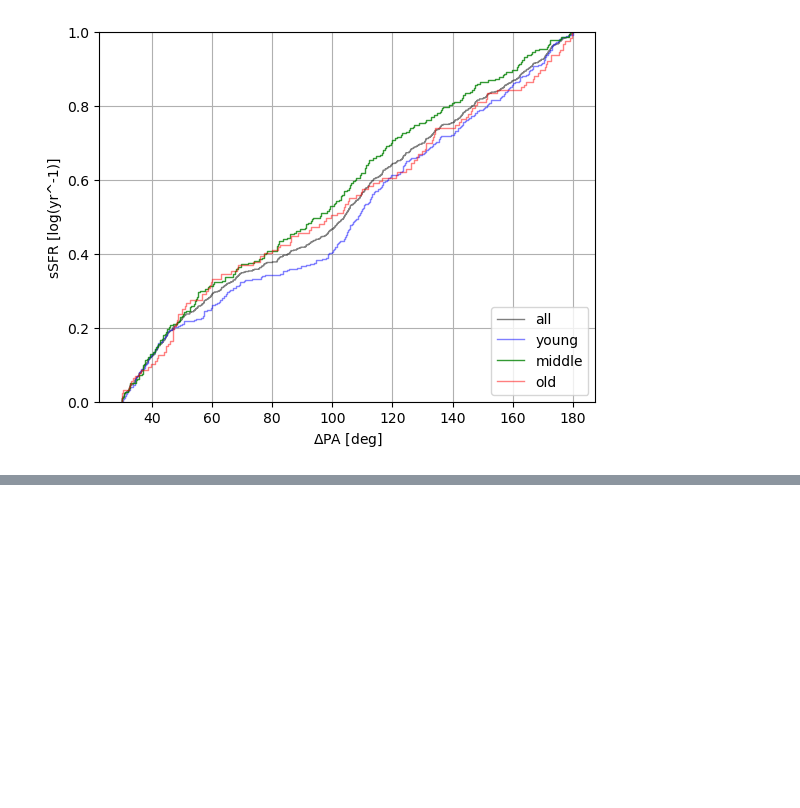
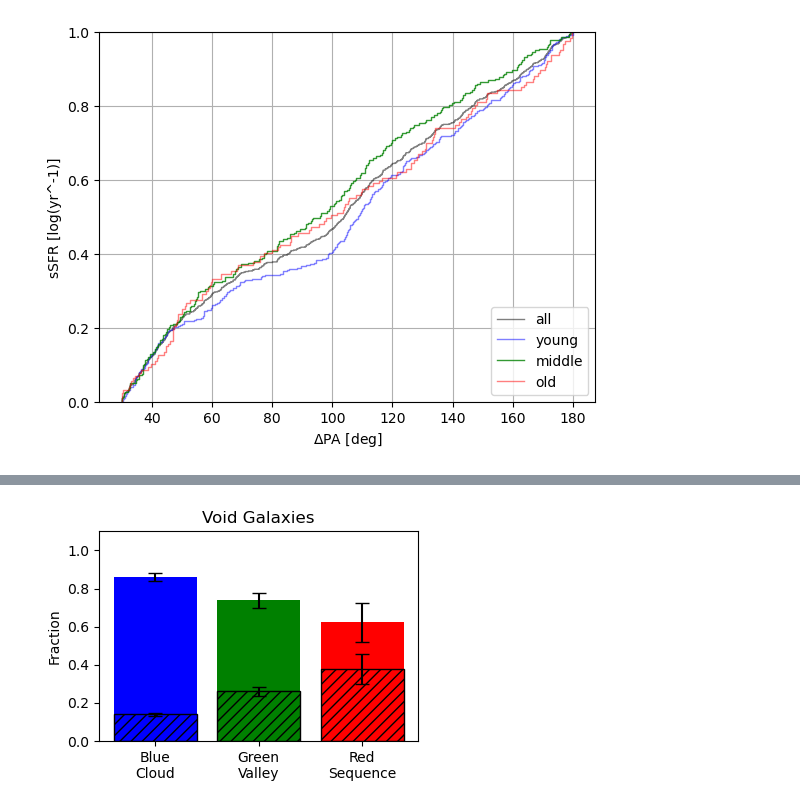
Before and after one commit to DESI-UR/MaNGA-VelMap, a Jupyter notebook: Notebooks/environment_class.ipynb, the cells around one changed output, grey strips where cells are left out. Cells and saved outputs as stored; diff of their text form; code cells hidden in the pictures; blank space fills up the shorter version.

```diff
--- a/Notebooks/environment_class.ipynb
+++ b/Notebooks/environment_class.ipynb
@@ -714,0 +1338,48 @@ plt.legend(loc='lower right', fancybox=True, framealpha=0.8, fontsize=10)
+# %%
+plt.figure(figsize=(4,3))
+
+plt.bar(['Blue\nCloud', 'Green\nValley', 'Red\nSequence'],
+        [(len(blue_void)-blue_void_count)/len(blue_void),
+         (len(green_void)-green_void_count)/len(green_void),
+         (len(red_void)-red_void_count)/len(red_void)],
+         color = ['b','g','r']
+       )
+
+errors_a_void = [np.sqrt((len(blue_void)-blue_void_count))/len(blue_void),
+                 np.sqrt((len(green_void)-green_void_count))/len(green_void),
+                 np.sqrt((len(red_void)-red_void_count))/len(red_void)]
+
+fractions_a_void = [(len(blue_void)-blue_void_count)/len(blue_void),
+                   (len(green_void)-green_void_count)/len(green_void),
+                   (len(red_void)-red_void_count)/len(red_void)]
+x_pos_a_void = np.arange(len(fractions_a_void))
+
+plt.errorbar(x_pos_a_void, fractions_a_void, yerr=errors_a_void, fmt='none', ecolor='black', capsize=5)
+
+plt.bar(['Blue\nCloud', 'Green\nValley', 'Red\nSequence'],
+        [blue_void_count/len(blue_void),
+         green_void_count/len(green_void),
+         red_void_count/len(red_void)],
+        color = ['b','g','r'],
+       hatch = ['///','///','///'],
+       edgecolor = 'black')
+
+errors_b_void = [np.sqrt(blue_void_count)/len(blue_void),
+                 np.sqrt(green_void_count)/len(green_void),
+                 np.sqrt(red_void_count)/len(red_void)]
+
+fractions_b_void = [blue_void_count/len(blue_void),
+                   green_void_count/len(green_void),
+                   red_void_count/len(red_void)]
+x_pos_b_void = np.arange(len(fractions_b_void))
+
+plt.errorbar(x_pos_b_void, fractions_b_void, yerr=errors_b_void, fmt='none', ecolor='black', capsize=5)
+
+plt.ylabel('Fraction')
+plt.title('Void Galaxies')
+plt.ylim(0,1.1)
+# plt.savefig(...)  # Add your save path if needed
+plt.tight_layout()
+plt.savefig(data_folder+'Plots/poster_plots/CMD_void.png', dpi = 600,bbox_inches='tight')
+# %% [output]
+[figure, added]
```
Also changed, not shown: parts of 73 cells of this notebook, 1 other file.
